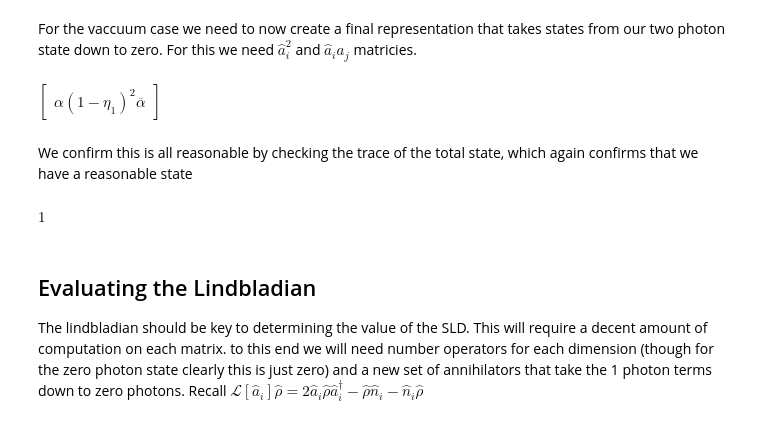
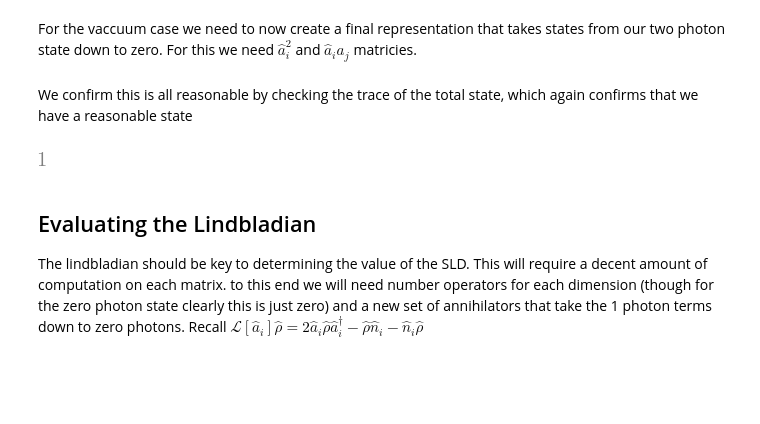
Before and after one commit to DominicDams/covert-quantum-analysis, a Jupyter notebook: notebooks/Fully symbolic simple case.ipynb, the cells around one changed output. Drawn from its saved outputs; the diff is of its cells as text; code cells hidden in the pictures; blank space fills up the shorter version.

```diff
--- a/notebooks/Fully symbolic simple case.ipynb
+++ b/notebooks/Fully symbolic simple case.ipynb
@@ -90,7 +93,5 @@ a2sq = Matrix([[0,(1-η2),0]])
 # %%
 a1a2 = Matrix([[0,0,sym.sqrt(1-η1)*sym.sqrt(1-η2)]])
 # %%
-a1sq@M@a1sq.T
+#display(a1sq@M@a1sq.T)
-# %% [output]
-$\displaystyle \left[\begin{matrix}\alpha \left(1 - \eta_{1}\right)^{2} \overline{\alpha}\end{matrix}\right]$
 # %%
@@ -98,9 +99,19 @@ $\displaystyle \left[\begin{matrix}\alpha \left(1 - \eta_{1}\right)^{2} \overlin
+# %%
+def state_evolution(ρ):
+    ρ2 = T2to2@M@T2to2
+    ρ2to1 = (1-η1)*a12@M@a12.T + (1-η2)*a22@M@a22.T
+    ρ1 = sym.simplify(T1to1@ρ2to1@T1to1)
+    ρ0 = a1sq@M@a1sq.T+a2sq@M@a2sq.T+a1a2@M@a1a2.T
+    return [ρ0,ρ1,ρ2]
+# %%
+ρs = state_evolution(M)
+ρ0,ρ1,ρ2 = ρs
 # %% [markdown]
 We confirm this is all reasonable by checking the trace of the total state, which again confirms that we have a reasonable state
 # %%
-sym.simplify(sym.trace(ρ0)+sym.trace(ρ1)+sym.trace(ρ2))
+display(sym.simplify(sym.trace(ρ0)+sym.trace(ρ1)+sym.trace(ρ2)))
 # %% [output]
-$\displaystyle 1$
+[figure, added]
 # %% [markdown]
 ## Evaluating the Lindbladian
 The lindbladian should be key to determining the value of the SLD. This will require a decent amount of computation on each matrix. to this end we will need number operators for each dimension (though for the zero photon state clearly this is just zero) and a new set of annihilators that take the 1 photon terms down to zero photons. Recall
```
Also changed, not shown: parts of 68 cells of this notebook, 1 other file.
